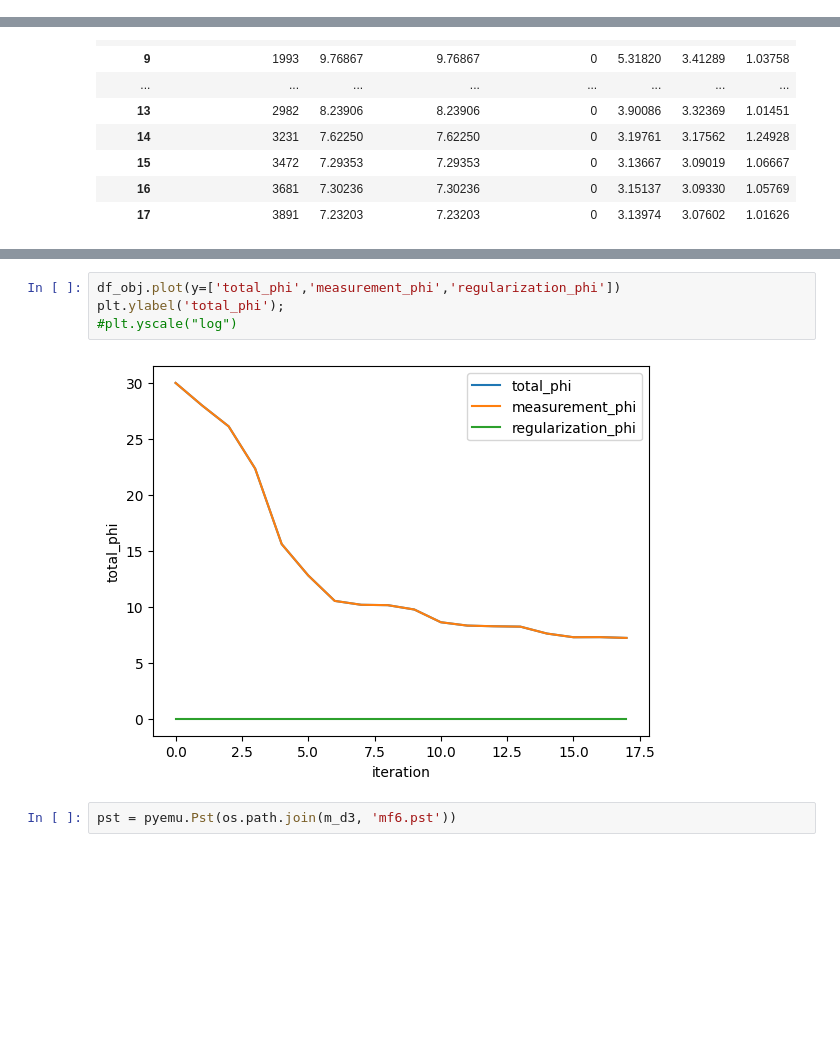
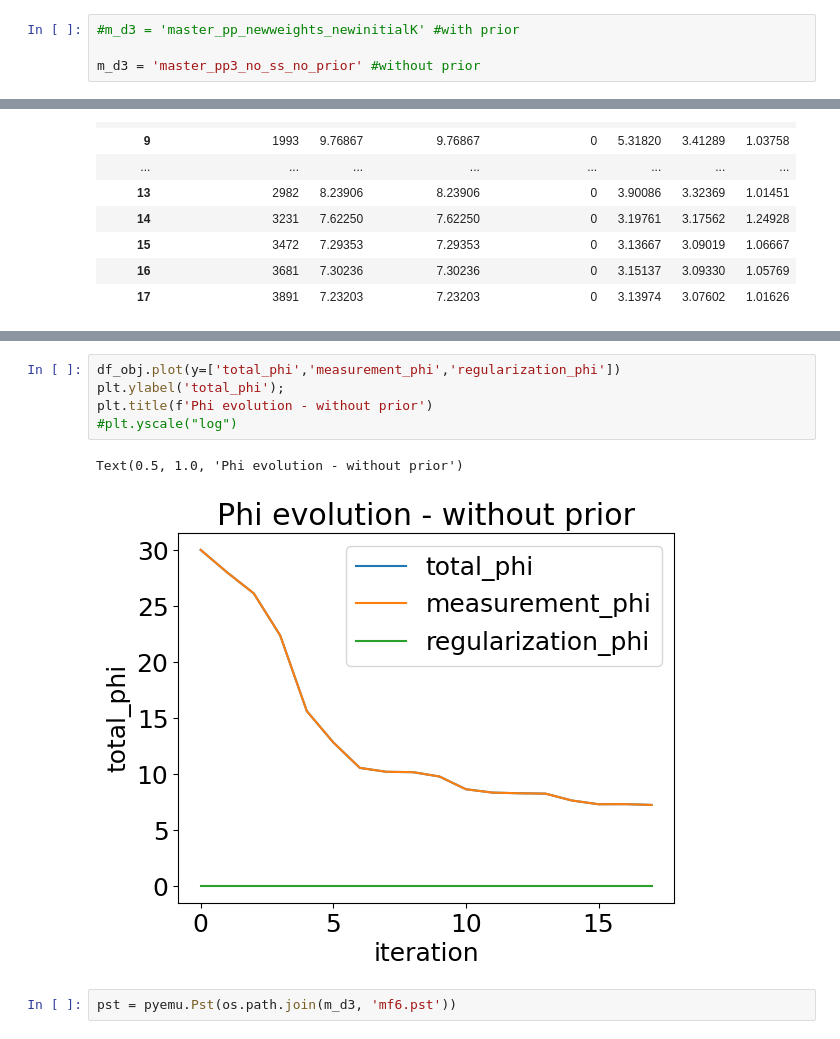
Before and after one commit to philliperalin/MLAC-3D-HT, a Jupyter notebook: src/pyemu/PMW-6-constantK/settingup_PEST.ipynb, the cells around one changed output, grey strips where cells are left out. Saved outputs shown, nothing was run; the diff lists cells and outputs as text; blank space fills up the shorter version.

```diff
--- a/src/pyemu/PMW-6-constantK/settingup_PEST.ipynb
+++ b/src/pyemu/PMW-6-constantK/settingup_PEST.ipynb
@@ -1676,6 +2169,10 @@ df_obj
 | 15 | 3472 | 7.29353 | 7.29353 | 0 | 3.13667 | 3.09019 | 1.06667 |
 | 16 | 3681 | 7.30236 | 7.30236 | 0 | 3.15137 | 3.09330 | 1.05769 |
 | 17 | 3891 | 7.23203 | 7.23203 | 0 | 3.13974 | 3.07602 | 1.01626 |
+# %%
+#m_d3 = 'master_pp_newweights_newinitialK' #with prior
+
+m_d3 = 'master_pp3_no_ss_no_prior' #without prior
 # %%
 pst = pyemu.Pst(os.path.join(m_d3, 'mf6.pst'))
 # %%
@@ -1719,9 +2218,11 @@ array([<Axes: xlabel='iteration'>, <Axes: xlabel='iteration'>],
 # %%
 df_obj.plot(y=['total_phi','measurement_phi','regularization_phi'])
 plt.ylabel('total_phi');
+plt.title(f'Phi evolution - without prior')
 #plt.yscale("log")
 # %% [output]
+Text(0.5, 1.0, 'Phi evolution - without prior')
-[figure, old version]
+[figure, new version]
 # %%
 pst = pyemu.Pst(os.path.join(m_d3, 'mf6.pst'))
 # %%
```
Also changed, not shown: parts of 68 cells of this notebook, 21 other files.
